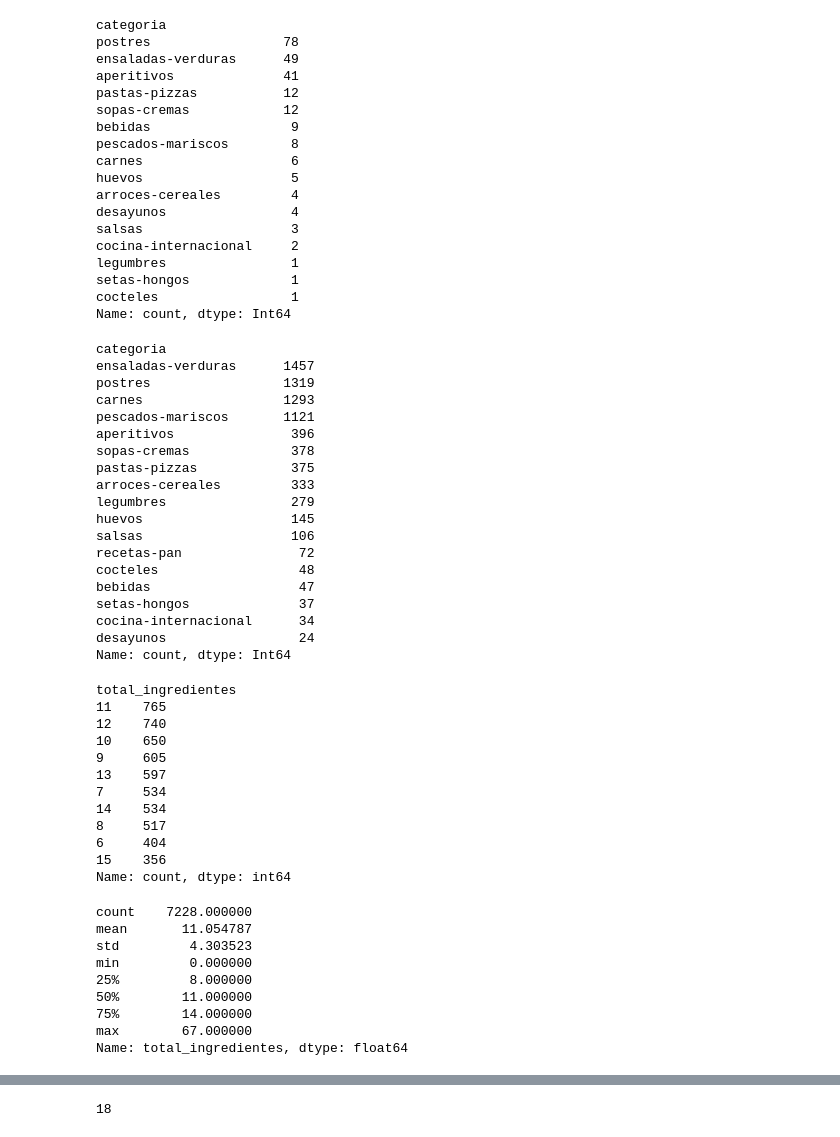
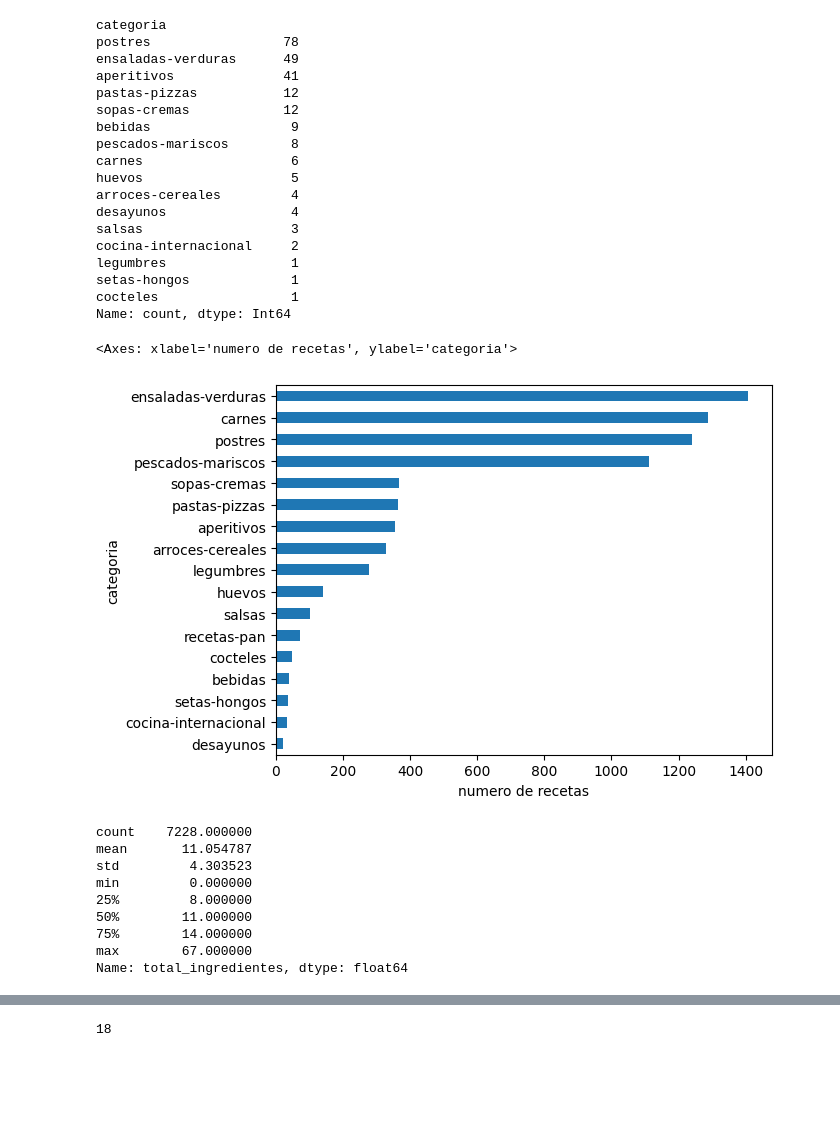
Before and after one commit to nikodyulger/lago-de-recetas, a Jupyter notebook: notebooks/eda.ipynb, the cells around one changed output, grey strips where cells are left out. Saved outputs shown, nothing was run; the diff lists cells and outputs as text; code cells hidden in the pictures; blank space fills up the shorter version.

```diff
--- a/notebooks/eda.ipynb
+++ b/notebooks/eda.ipynb
@@ -92,53 +93,21 @@ cocteles                 1
 Name: count, dtype: Int64
 # %%
 df_hogar_mania.dropna(inplace=True)
-# %%
-df_hogar_mania["categoria"].value_counts()
-# %% [output]
-categoria
-ensaladas-verduras      1457
-postres                 1319
-carnes                  1293
-pescados-mariscos       1121
-aperitivos               396
-sopas-cremas             378
-pastas-pizzas            375
-arroces-cereales         333
-legumbres                279
-huevos                   145
-salsas                   106
-recetas-pan               72
-cocteles                  48
-bebidas                   47
-setas-hongos              37
-cocina-internacional      34
-desayunos                 24
-Name: count, dtype: Int64
+# %%
+df_hogar_mania["categoria"].value_counts().sort_values().plot(kind='barh', xlabel='numero de recetas')
+# %% [output]
+<Axes: xlabel='numero de recetas', ylabel='categoria'>
+[figure, added]
 # %%
 df_hogar_mania['total_ingredientes'] = df_hogar_mania['ingredientes'].apply(len)
-df_hogar_mania['total_ingredientes'].value_counts()[:10]
+df_hogar_mania['total_ingredientes'].describe()
 # %% [output]
-total_ingredientes
-11    765
-12    740
-10    650
-9     605
-13    597
-7     534
-14    534
-8     517
-6     404
-15    356
-Name: count, dtype: int64
+count    7228.000000
+mean       11.054787
+std         4.303523
+min         0.000000
+25%         8.000000
+50%        11.000000
+75%        14.000000
+max        67.000000
+Name: total_ingredientes, dtype: float64
-# %%
-df_hogar_mania['total_ingredientes'].describe()
-# %% [output]
-count    7228.000000
-mean       11.054787
-std         4.303523
-min         0.000000
-25%         8.000000
-50%        11.000000
-75%        14.000000
-max        67.000000
-Name: total_ingredientes, dtype: float64
```
Also changed, not shown: parts of 13 cells of this notebook.
